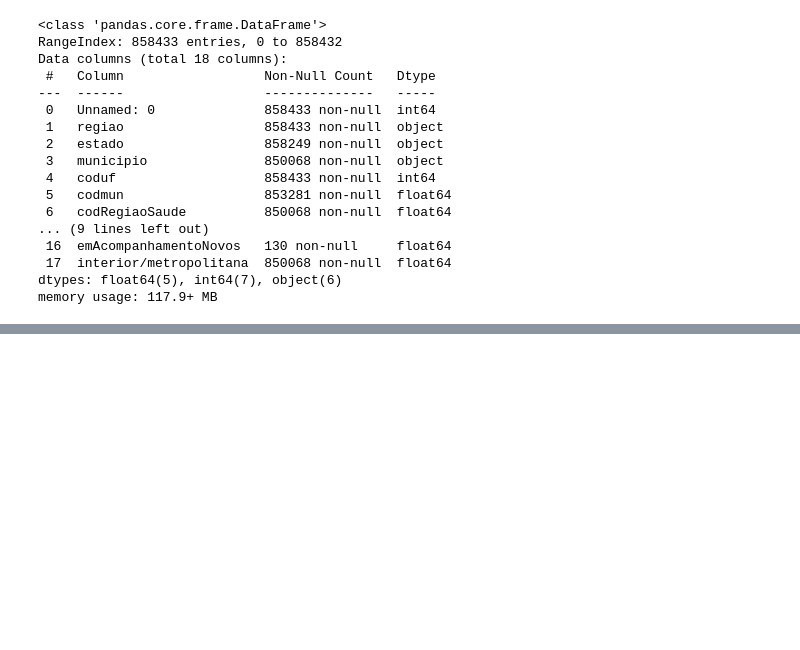
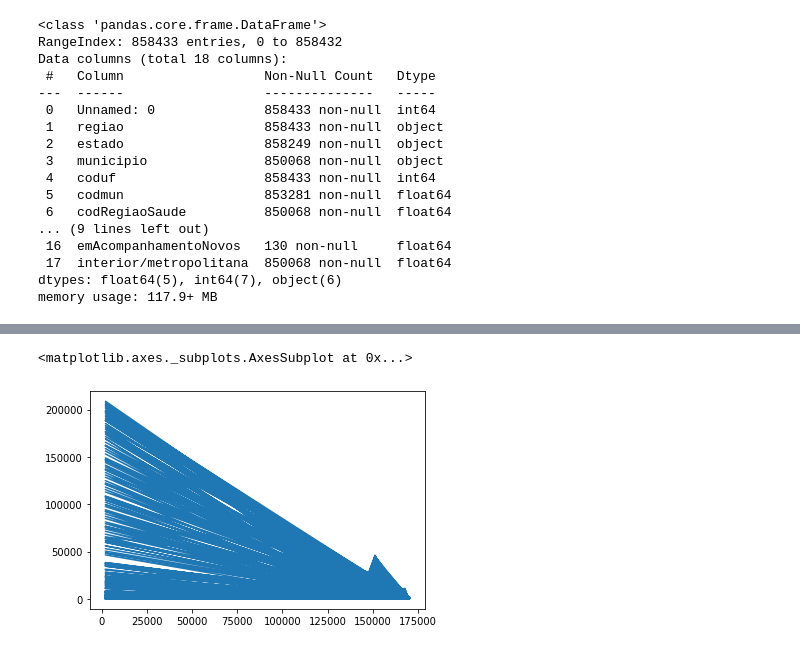
Before and after one commit to MariliaRot/Covid-19, a Jupyter notebook: COVID_DADOS_DATAFRAME_MS_PAINEL.ipynb, the cells around one changed output, grey strips where cells are left out. Cells and saved outputs as stored; diff of their text form; code cells hidden in the pictures; blank space fills up the shorter version.

```diff
--- a/COVID_DADOS_DATAFRAME_MS_PAINEL.ipynb
+++ b/COVID_DADOS_DATAFRAME_MS_PAINEL.ipynb
@@ -45,0 +72,10 @@ memory usage: 117.9+ MB
+# %%
+#casosAcumData= dadosBRbruto.filter(items=['casosAcumulado','estado','data']).where(dadosBRbruto.estado =='CE').sort_values(by='casosAcumulado', ascending=True)
+#casosAcumData
+
+casosAcumDataCE = dadosBRbruto[dadosBRbruto["estado"] == 'CE']
+data = casosAcumDataCE.filter(items=['casosAcumulado','data','obitosAcumulado']).where(dadosBRbruto.casosAcumulado > 0).sort_values(by='data', ascending=True)
+data['casosAcumulado'].plot(x="data")
+# %% [output]
+<matplotlib.axes._subplots.AxesSubplot at 0x...>
+[figure, added]
```
Also changed, not shown: parts of 9 cells of this notebook.
